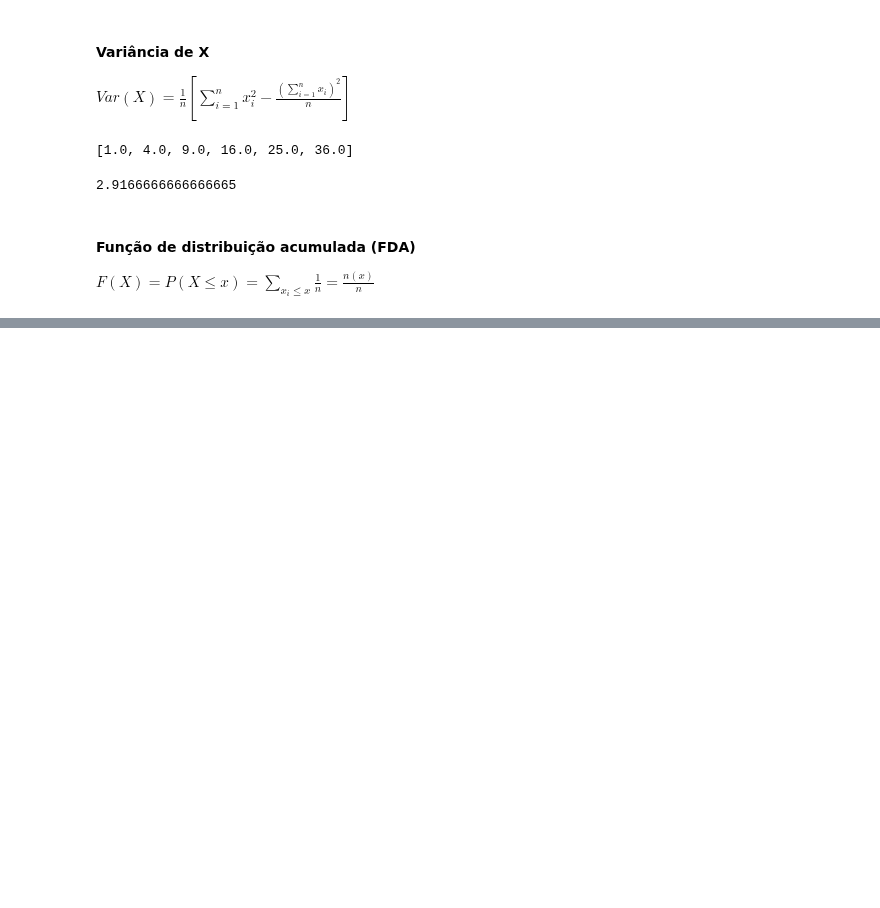
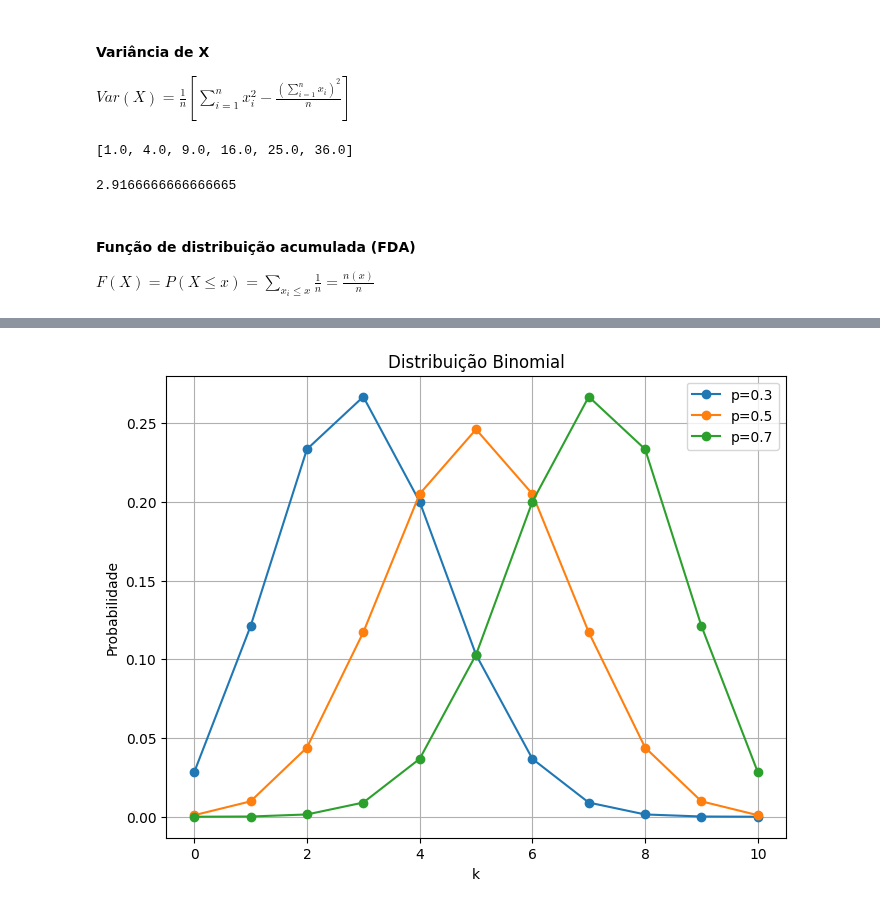
Before and after one commit to jvataidee/ManualdeAnalisedeDadosPython, a Jupyter notebook: cap5_variavel_aleatori_dist_probabilidade.ipynb, the cells around one changed output, grey strips where cells are left out. Saved outputs shown, nothing was run; the diff lists cells and outputs as text; code cells hidden in the pictures; blank space fills up the shorter version.

```diff
--- a/cap5_variavel_aleatori_dist_probabilidade.ipynb
+++ b/cap5_variavel_aleatori_dist_probabilidade.ipynb
@@ -168,0 +242,32 @@ $F(X)=P(X\leq x)=\sum_{x_i\leq x}\frac{1}{n}=\frac{n(x)}{n}$
+# %%
+from scipy.stats import binom
+
+# Parâmetros da distribuição binomial
+n = 10
+p_values = [0.3, 0.5, 0.7]
+
+# Valores de k (sucessos)
+k = np.arange(0, n+1)
+
+# Criar o gráfico
+plt.figure(figsize=(8, 6))
+
+# Plotar a distribuição binomial para cada função de probabilidade
+for p in p_values:
+    # Calcular a probabilidade para cada valor de k
+    probabilidade = binom.pmf(k, n, p)
+
+    # Plotar a distribuição binomial
+    plt.plot(k, probabilidade, 'o-', label=f'p={p}')
+
+# Definir rótulos dos eixos, título e legenda
+plt.xlabel('k')
+plt.ylabel('Probabilidade')
+plt.title('Distribuição Binomial')
+plt.legend()
+plt.grid(True)
+
+# Exibir o gráfico
+plt.show()
+# %% [output]
+[figure, added]
```
Also changed, not shown: parts of 29 cells of this notebook.
